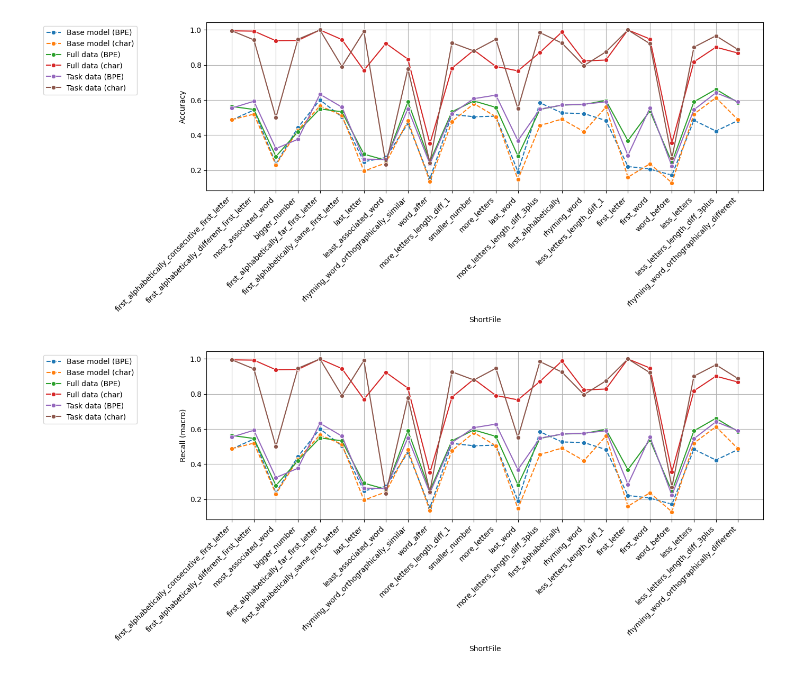
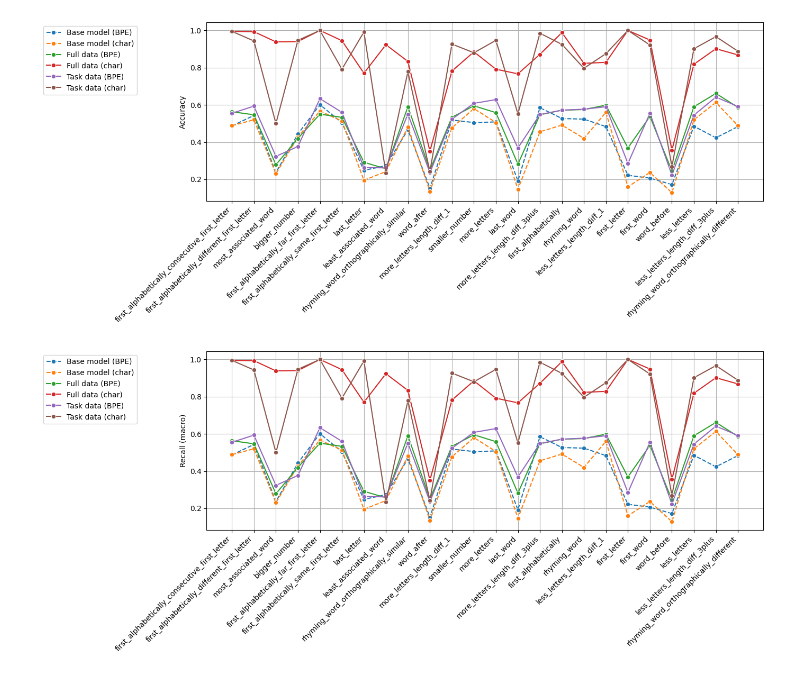
Before and after one commit to LaurensWink/Finetuning_GPT_2, a Jupyter notebook: pjs/results.ipynb, the cells around one changed output. Cells and saved outputs as stored; diff of their text form; code cells hidden in the pictures.

```diff
--- a/pjs/results.ipynb
+++ b/pjs/results.ipynb
@@ -48,7 +48,7 @@ for metric in metrics:
                 linestyle=linestyle
             )
 
-    # plt.xlabel("Task")
+    plt.xlabel("")
     plt.ylabel(metric)
     # plt.title(f"{metric} über Modellvarianten hinweg zu jedem Task")
     plt.legend(bbox_to_anchor=(-0.3, 1), loc="upper left")
@@ -75,33 +75,33 @@ for metric in metrics:
             parts = [x for x in subfolder.split("_") if x not in ("en", "train")]
 
             if parts:
                 last = parts[-1]
                 if last.lower() == "bpe":
                     last = last.upper()
                 else:
                     last = last.lower()
                 subfolder = " ".join(parts[:-1] + [f"({last})"])
                 subfolder = subfolder[0].upper() + subfolder[1:]  # erster Buchstabe groß
             else:
                 subfolder = ""
             sns.lineplot(
                 data=data,
                 x="ShortFile",
                 y="Wert",
                 label=subfolder,
                 marker="o",
                 linestyle=linestyle
             )
 
-    # plt.xlabel("Task")
+    plt.xlabel("")
     plt.ylabel(metric)
     # plt.title(f"{metric} über Modellvarianten hinweg zu jedem Task")
     plt.legend(bbox_to_anchor=(-0.3, 1), loc="upper left")
 
     plt.xticks(rotation=45, ha="right")
     plt.grid(True)  # Gitter hinzufügen
     plt.tight_layout()
     plt.show()
 # %% [output]
-[figure, old version]
+[figure, new version]
-[figure, old version]
+[figure, new version]
```
Also changed, not shown: parts of 1 cell of this notebook.
